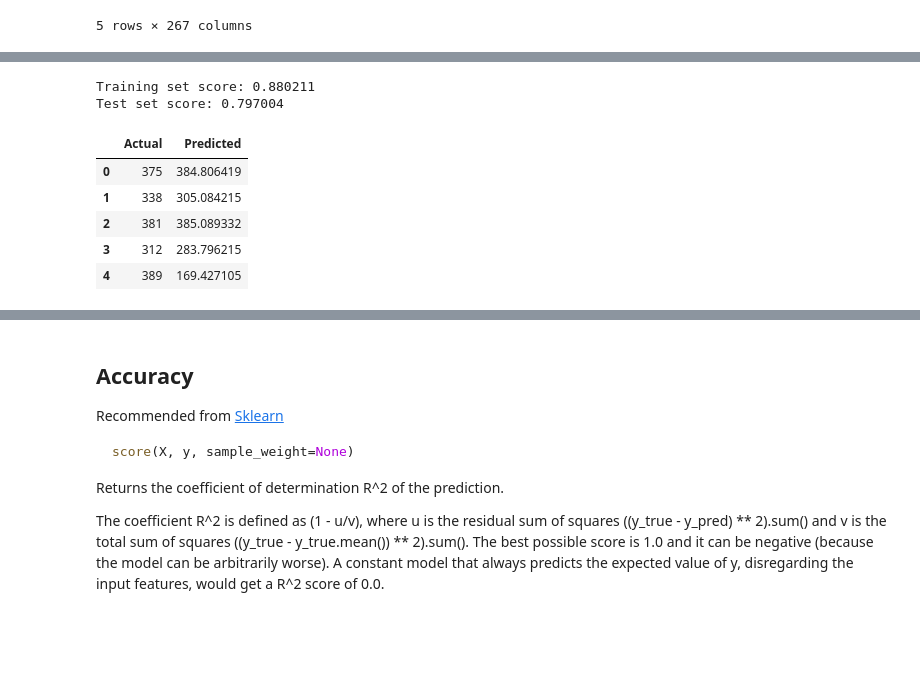
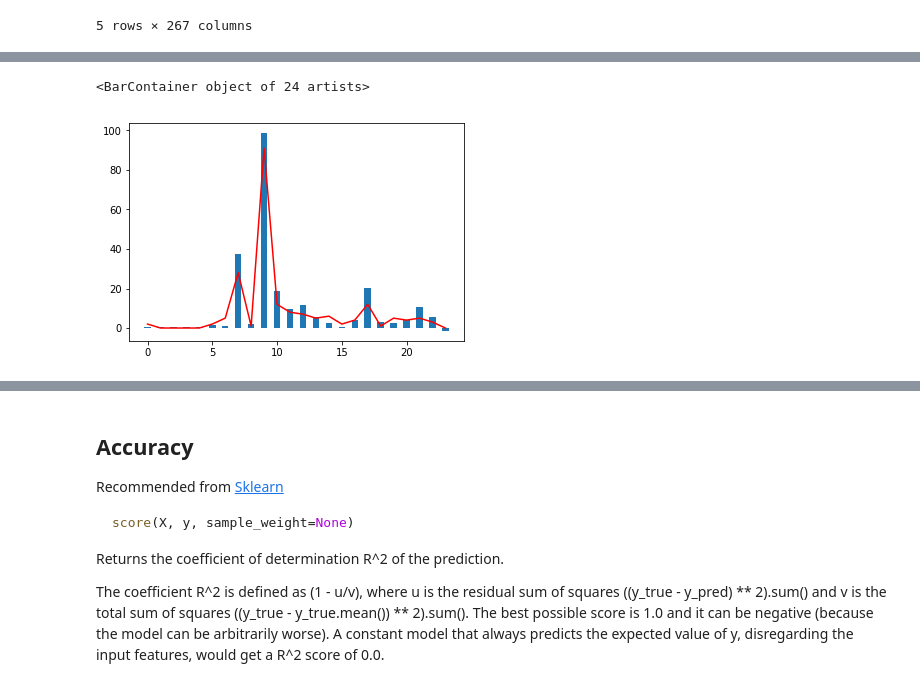
Before and after one commit to dataBikeHsUlm/MapReduce, a Jupyter notebook: Data_Profiling_Hourly/MLPRegressor.ipynb, the cells around one changed output, grey strips where cells are left out. Cells and saved outputs as stored; diff of their text form; code cells hidden in the pictures; blank space fills up the shorter version.

Commit message:
plotted per hour predictino

```diff
--- a/Data_Profiling_Hourly/MLPRegressor.ipynb
+++ b/Data_Profiling_Hourly/MLPRegressor.ipynb
@@ -141,8 +146,9 @@ X.head()
 # %%
-ms = []
+y_tests = []
 preds = []
 
 for i in range(24):
+    print(i)
     #target variable
     y = features['future_' + str(i)].tolist()
     #Split into train and test set
@@ -157,6 +163,17 @@ for i in range(24):
     random_state=9, tol=0.0001, verbose=False, warm_start=False, momentum=0.9, nesterovs_momentum=True,
     early_stopping=False, validation_fraction=0.1, beta_1=0.9, beta_2=0.999, epsilon=1e-08)
 
-    ms.append(mlp.fit(X_train_scaled,y_train))
-    preds.append(m.predict(X_test_scaled))
+    m = mlp.fit(X_train_scaled,y_train)
+    predictions = m.predict(X_test_scaled)
+
+    y_tests.append(y_test)
+    preds.append(predictions)
+
+    #Print scores
+    print("Training set score: %f" % m.score(X_train_scaled, y_train))
+    print("Test set score: %f" % m.score(X_test_scaled, y_test))
+
+    #Compare predicted and actual values
+    #df = pd.DataFrame({'Actual': y_test, 'Predicted': predictions})
+    #print(df.head())
 # %% [output]
@@ -164,19 +197,6 @@ ValueError: could not convert string to float: '2015-12-04'
-# %%
-
-#Print scores
-print("Training set score: %f" % m.score(X_train_scaled, y_train))
-print("Test set score: %f" % m.score(X_test_scaled, y_test))
-# %% [output]
-Training set score: 0.880211
-Test set score: 0.797004
-# %%
-#Compare predicted and actual values
-df = pd.DataFrame({'Actual': y_test, 'Predicted': predictions})
-df.head()
-# %% [output]
-|  | Actual | Predicted |
-| 0 | 375 | 384.806419 |
-| 1 | 338 | 305.084215 |
-| 2 | 381 | 385.089332 |
-| 3 | 312 | 283.796215 |
-| 4 | 389 | 169.427105 |
+# %%
+plt.plot(list(range(24)),list(map(lambda x:x[0],y_tests)), color="red")
+plt.bar(list(range(24)),list(map(lambda x:x[0],preds)), 0.5)
+# %% [output]
+<BarContainer object of 24 artists>
+[figure, added]
```
Also changed, not shown: parts of 9 cells of this notebook.
